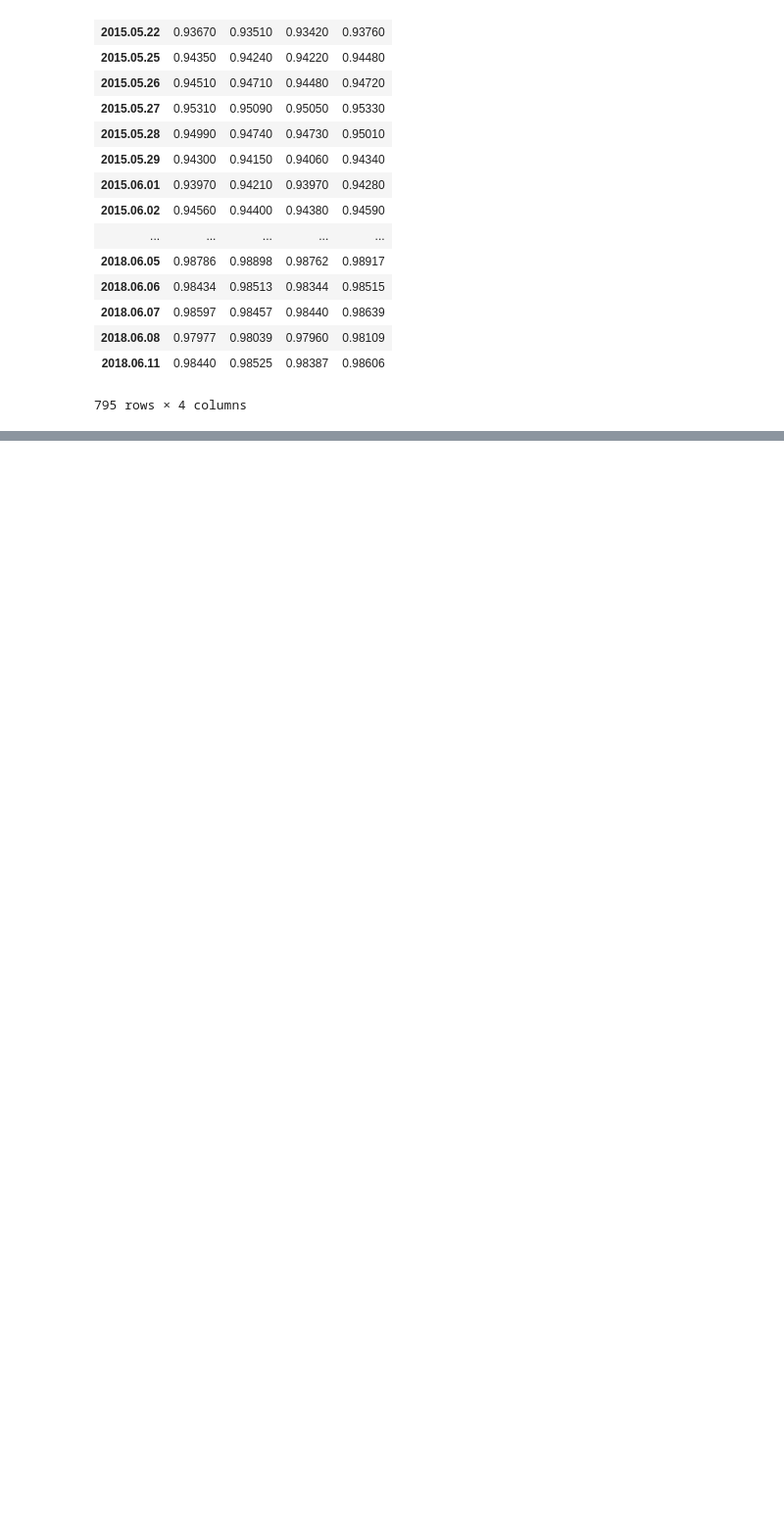
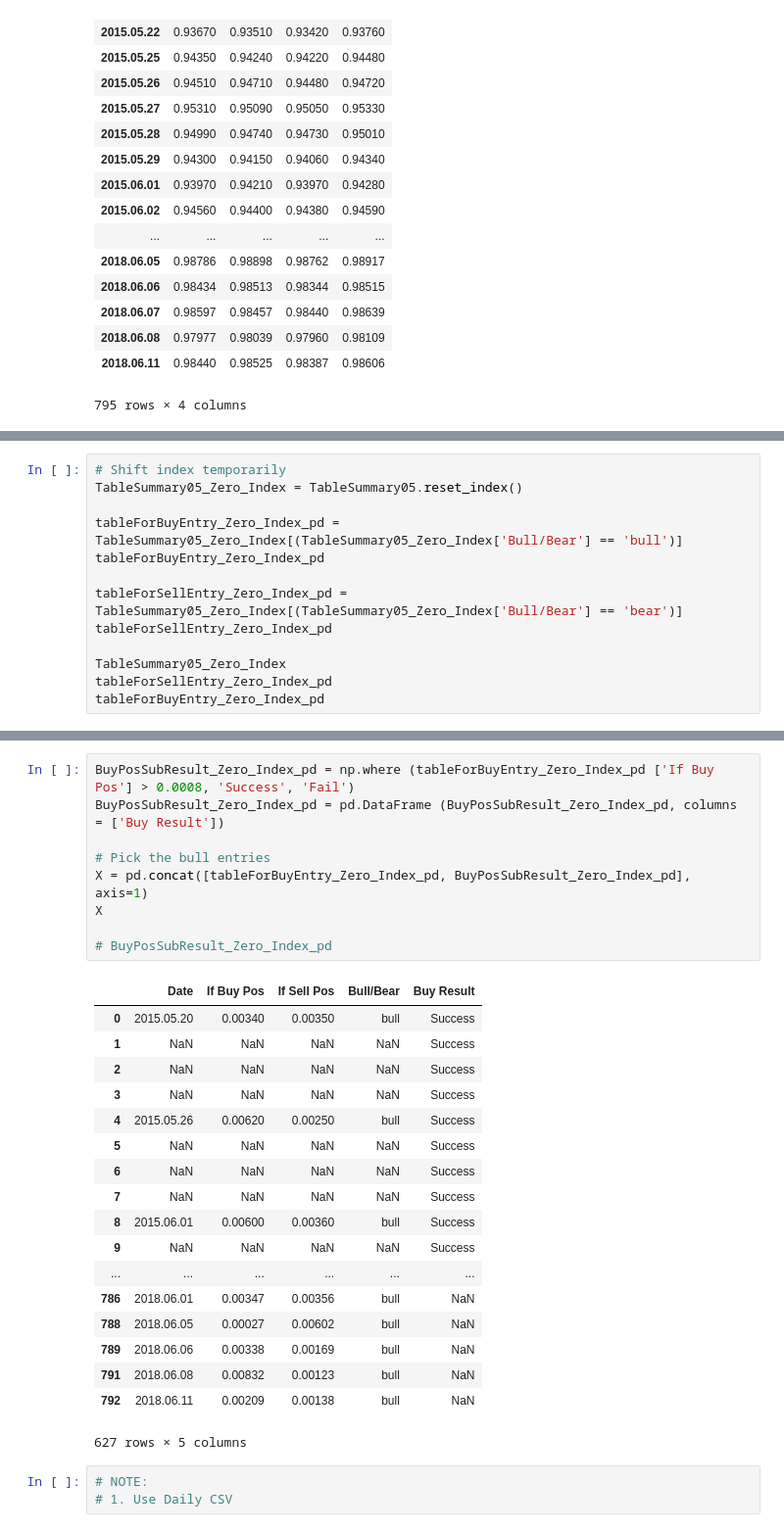
Before and after one commit to MstrMnd21/analytics-python-currency, a Jupyter notebook: V3.2.0_Analytics.ipynb, the cells around one changed output, grey strips where cells are left out. Shown at 98% size. Cells and saved outputs as stored; diff of their text form; blank space fills up the shorter version.

```diff
--- a/V3.2.0_Analytics.ipynb
+++ b/V3.2.0_Analytics.ipynb
@@ -392,0 +351,13 @@ TableSummary05.reset_index()
+# %%
+# Shift index temporarily
+TableSummary05_Zero_Index = TableSummary05.reset_index()
+
+tableForBuyEntry_Zero_Index_pd = TableSummary05_Zero_Index[(TableSummary05_Zero_Index['Bull/Bear'] == 'bull')]
+tableForBuyEntry_Zero_Index_pd
+
+tableForSellEntry_Zero_Index_pd = TableSummary05_Zero_Index[(TableSummary05_Zero_Index['Bull/Bear'] == 'bear')]
+tableForSellEntry_Zero_Index_pd
+
+TableSummary05_Zero_Index
+tableForSellEntry_Zero_Index_pd
+tableForBuyEntry_Zero_Index_pd
@@ -392,0 +383,31 @@ TableSummary05.reset_index()
+# %%
+BuyPosSubResult_Zero_Index_pd = np.where (tableForBuyEntry_Zero_Index_pd ['If Buy Pos'] > 0.0008, 'Success', 'Fail')
+BuyPosSubResult_Zero_Index_pd = pd.DataFrame (BuyPosSubResult_Zero_Index_pd, columns = ['Buy Result'])
+
+# Pick the bull entries
+X = pd.concat([tableForBuyEntry_Zero_Index_pd, BuyPosSubResult_Zero_Index_pd], axis=1)
+X
+
+# BuyPosSubResult_Zero_Index_pd
+# %% [output]
+|  | Date | If Buy Pos | If Sell Pos | Bull/Bear | Buy Result |
+| 0 | 2015.05.20 | 0.00340 | 0.00350 | bull | Success |
+| 1 | NaN | NaN | NaN | NaN | Success |
+| 2 | NaN | NaN | NaN | NaN | Success |
+| 3 | NaN | NaN | NaN | NaN | Success |
+| 4 | 2015.05.26 | 0.00620 | 0.00250 | bull | Success |
+| 5 | NaN | NaN | NaN | NaN | Success |
+| 6 | NaN | NaN | NaN | NaN | Success |
+| 7 | NaN | NaN | NaN | NaN | Success |
+| 8 | 2015.06.01 | 0.00600 | 0.00360 | bull | Success |
+| 9 | NaN | NaN | NaN | NaN | Success |
+| ... | ... | ... | ... | ... | ... |
+| 786 | 2018.06.01 | 0.00347 | 0.00356 | bull | NaN |
+| 788 | 2018.06.05 | 0.00027 | 0.00602 | bull | NaN |
+| 789 | 2018.06.06 | 0.00338 | 0.00169 | bull | NaN |
+| 791 | 2018.06.08 | 0.00832 | 0.00123 | bull | NaN |
+| 792 | 2018.06.11 | 0.00209 | 0.00138 | bull | NaN |
+627 rows × 5 columns
+# %%
+# NOTE:
+# 1. Use Daily CSV
```
Also changed, not shown: parts of 3 cells of this notebook.
